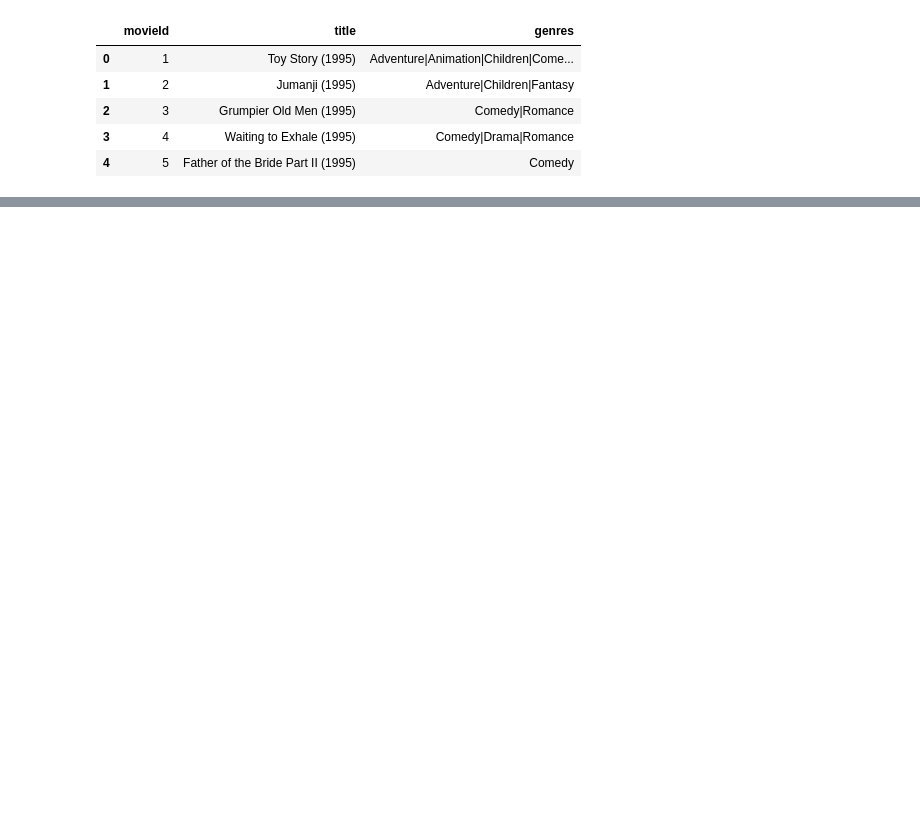
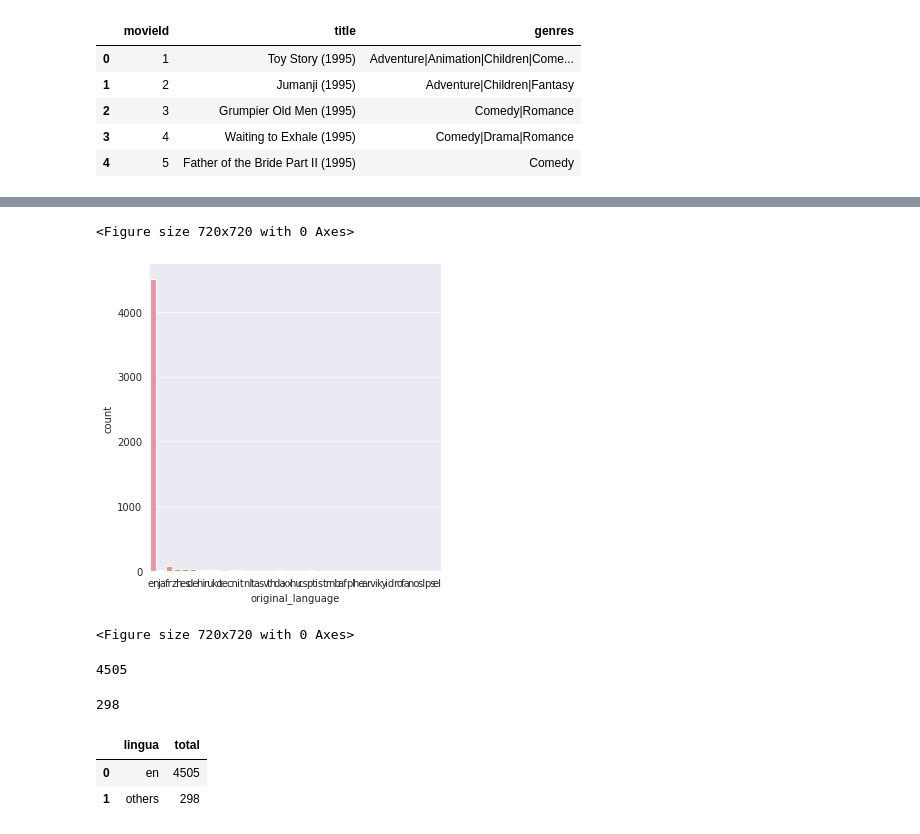
Before and after one commit to alanfmorato/analyzing_movies, a Jupyter notebook: Analisando_Reviews.ipynb, the cells around one changed output, grey strips where cells are left out. Saved outputs shown, nothing was run; the diff lists cells and outputs as text; code cells hidden in the pictures; blank space fills up the shorter version.

```diff
--- a/Analisando_Reviews.ipynb
+++ b/Analisando_Reviews.ipynb
@@ -151,0 +187,6 @@ https://gist.github.com/mwaskom/de44147ed2974457ad6372750bbe5751
+# %%
+sns.catplot(x = 'original_language', data = df_tmdb, kind = 'count')
+# %% [output]
+<Figure size 720x720 with 0 Axes>
+[figure, added]
+<Figure size 720x720 with 0 Axes>
@@ -151,0 +198,8 @@ https://gist.github.com/mwaskom/de44147ed2974457ad6372750bbe5751
+# %%
+total_en
+# %% [output]
+4505
+# %%
+total_resto
+# %% [output]
+298
@@ -151,0 +211,6 @@ https://gist.github.com/mwaskom/de44147ed2974457ad6372750bbe5751
+# %%
+pd.DataFrame(dados)
+# %% [output]
+|  | lingua | total |
+| 0 | en | 4505 |
+| 1 | others | 298 |
```
Also changed, not shown: parts of 26 cells of this notebook.
